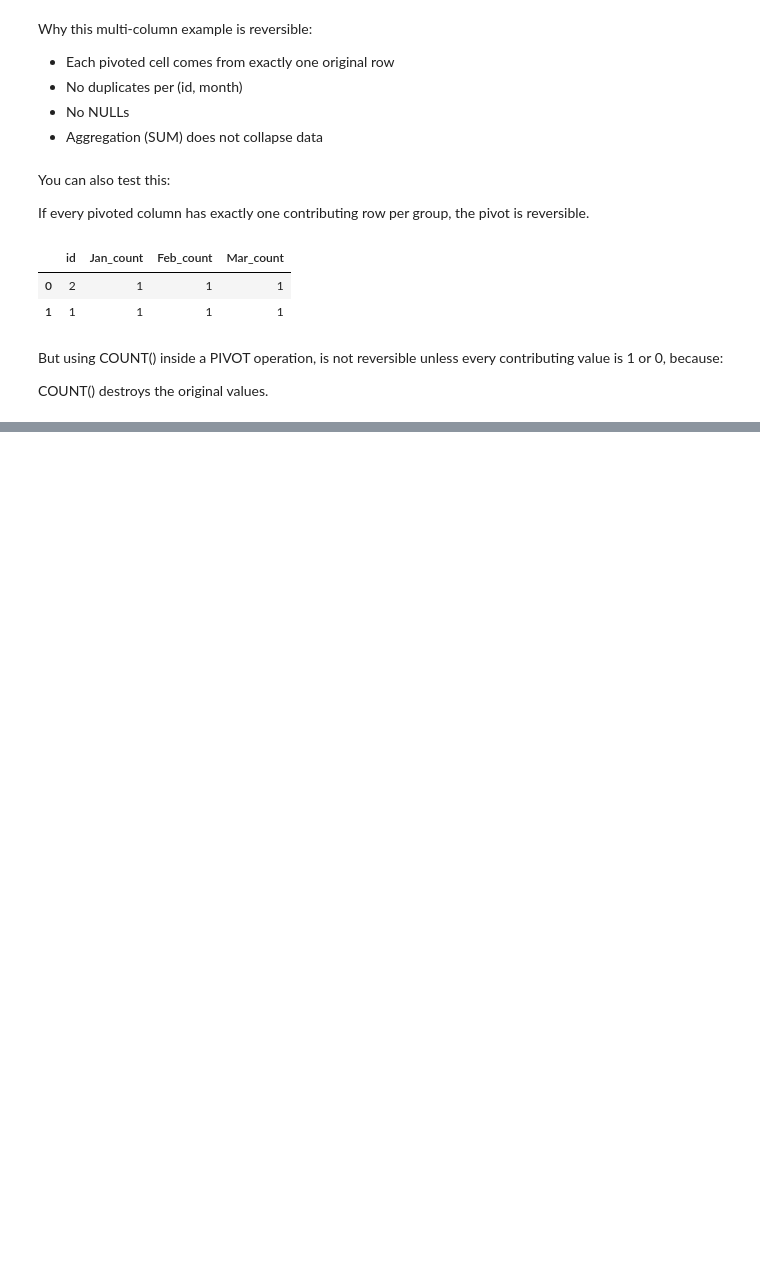
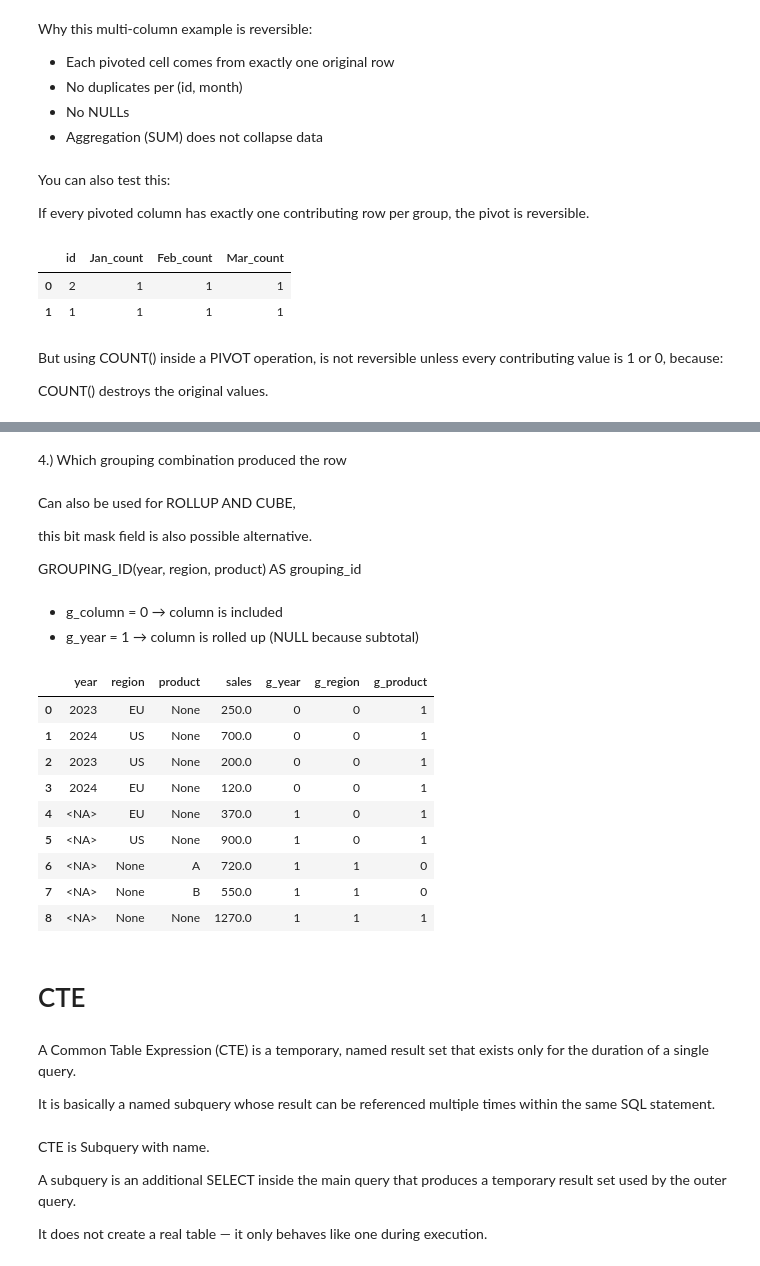
Before and after one commit to leropo00/ml_digital_art, a Jupyter notebook: notebooks/tutorial/tutorial_sql_advanced_concepts.ipynb, the cells around one changed output, grey strips where cells are left out. Drawn from its saved outputs; the diff is of its cells as text; code cells hidden in the pictures; blank space fills up the shorter version.

```diff
--- a/notebooks/tutorial/tutorial_sql_advanced_concepts.ipynb
+++ b/notebooks/tutorial/tutorial_sql_advanced_concepts.ipynb
@@ -533,0 +926,9 @@ COUNT() destroys the original values.
+# %%
+df = pd.DataFrame({
+    "year":   [2023, 2023, 2023, 2024, 2024, 2024],
+    "region": ["EU",  "EU",  "US",  "EU",  "US",  "US"],
+    "product":["A",   "B",   "A",   "A",   "A",   "B"],
+    "sales":  [100,   150,   200,   120,   300,   400],
+})
+
+df
@@ -533,0 +1079,55 @@ COUNT() destroys the original values.
+# %% [markdown]
+4.) Which grouping combination produced the row
+# %% [markdown]
+Can also be used for ROLLUP AND CUBE,
+
+this bit mask field is also possible alternative.
+
+GROUPING_ID(year, region, product) AS grouping_id
+# %% [markdown]
+- g_column
+  = 0 → column is included
+- g_year
+   = 1 → column is rolled up (NULL because subtotal)
+# %%
+duckdb.sql("""
+    SELECT
+        year,
+        region,
+        product,
+        SUM(sales) AS sales,
+        GROUPING(year)   AS g_year,
+        GROUPING(region) AS g_region,
+        GROUPING(product) AS g_product
+    FROM df
+    GROUP BY GROUPING SETS (
+        (year, region),
+        (region),
+        (product),
+        ()
+    )
+    ORDER BY g_year, g_region, g_product
+""").df()
+# %% [output]
+|  | year | region | product | sales | g_year | g_region | g_product |
+| 0 | 2023 | EU | None | 250.0 | 0 | 0 | 1 |
+| 1 | 2024 | US | None | 700.0 | 0 | 0 | 1 |
+| 2 | 2023 | US | None | 200.0 | 0 | 0 | 1 |
+| 3 | 2024 | EU | None | 120.0 | 0 | 0 | 1 |
+| 4 | <NA> | EU | None | 370.0 | 1 | 0 | 1 |
+| 5 | <NA> | US | None | 900.0 | 1 | 0 | 1 |
+| 6 | <NA> | None | A | 720.0 | 1 | 1 | 0 |
+| 7 | <NA> | None | B | 550.0 | 1 | 1 | 0 |
+| 8 | <NA> | None | None | 1270.0 | 1 | 1 | 1 |
+# %% [markdown]
+# CTE
+# %% [markdown]
+A Common Table Expression (CTE) is a temporary, named result set that exists only for the duration of a single query.
+
+It is basically a named subquery whose result can be referenced multiple times within the same SQL statement.
+# %% [markdown]
+CTE is Subquery with name.
+
+A subquery is an additional SELECT inside the main query that produces a temporary result set used by the outer query.
+
+It does not create a real table — it only behaves like one during execution.
```
Also changed, not shown: parts of 80 cells of this notebook.
